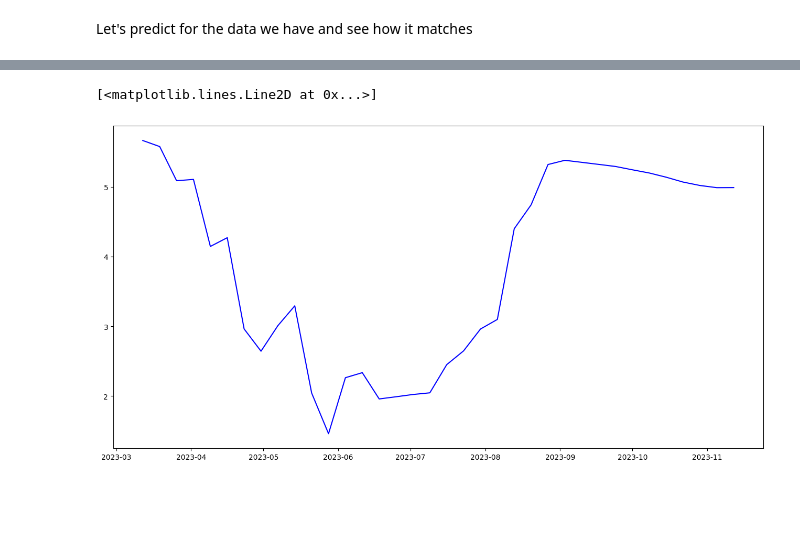
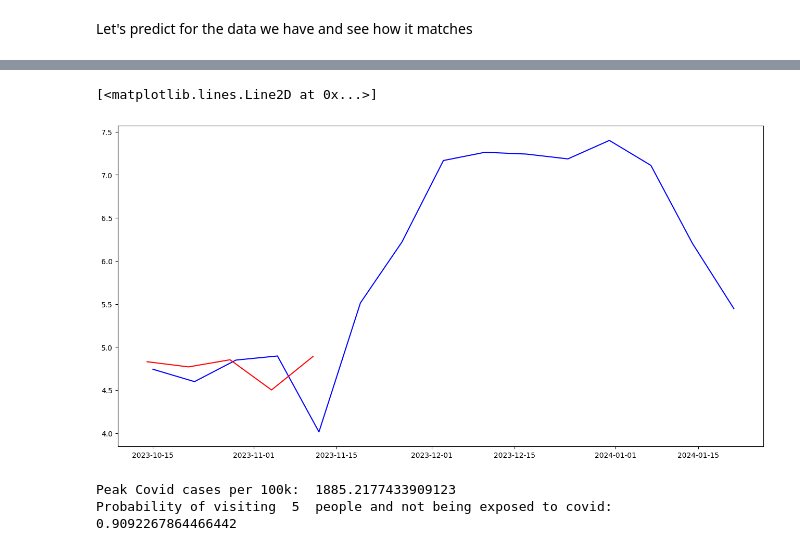
Before and after one commit to MattLScruggs/DataScienceRamblings, a Jupyter notebook: covid_19_forecast.ipynb, the cells around one changed output, grey strips where cells are left out. Cells and saved outputs as stored; diff of their text form; code cells hidden in the pictures; blank space fills up the shorter version.

```diff
--- a/covid_19_forecast.ipynb
+++ b/covid_19_forecast.ipynb
@@ -323,16 +356,30 @@ Mean Absolute Percent Error:  0.0922
+# %%
+future_weeks = 10
 # %%
-total_period= pd.date_range(min(us_data.index), periods = len(us_data)+12, freq = 'W')
+total_period= pd.date_range(min(us_data.index), periods = len(us_data)+future_weeks, freq = 'W')
 # %%
 train_length = len(train)
 horizon = len(total_period) -  len(train)
-window = 2
+window = 1
 
 lt_predictions = rolling_forecast(model_data, train_length, horizon, window)
 # %%
-lt_pred= pd.Series(lt_predictions, index=total_period[-(horizon)-1:])
+lt_pred= pd.Series(lt_predictions, index=total_period[-(horizon):])
 # %%
 plt.figure(figsize=(16,8))
 plt.plot(lt_pred, 'b-')
+plt.plot(forecast_df['actuals'], '-r')
 # %% [output]
 [<matplotlib.lines.Line2D at 0x...>]
-[figure, old version]
+[figure, new version]
+# %%
+cases_per100k= np.max(lt_pred)*18.2*14
+
+print('Peak Covid cases per 100k: ',cases_per100k)
+
+n=5
+prob_no_covid=(1-cases_per100k/100000)**n
+print('Probability of visiting ',n,' people and not being exposed to covid: ',prob_no_covid)
+# %% [output]
+Peak Covid cases per 100k:  1885.2177433909123
+Probability of visiting  5  people and not being exposed to covid:  0.9092267864466442
```
Also changed, not shown: parts of 28 cells of this notebook.
